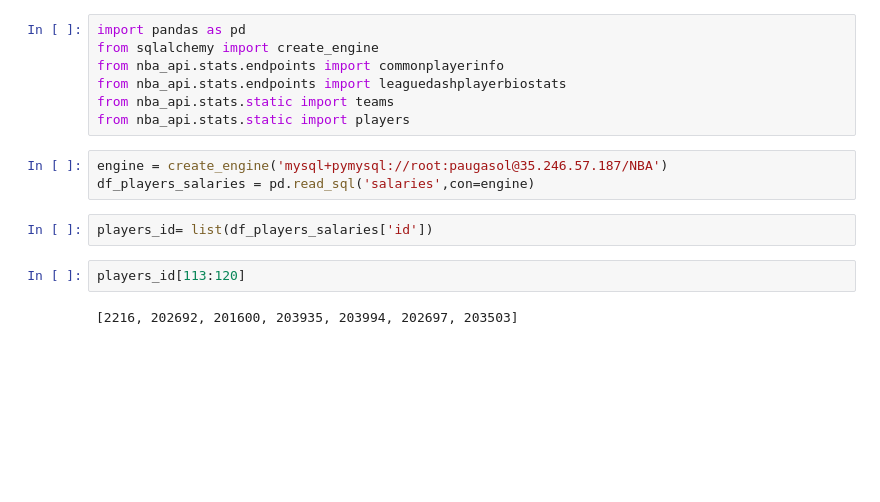
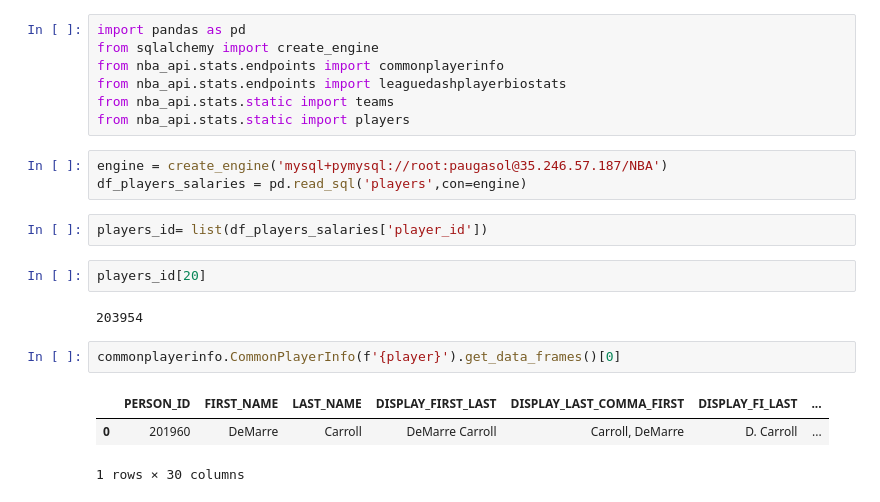
Before and after one commit to adriaferrer/Project3, a Jupyter notebook: Players_info.ipynb, the cells around one changed output. Saved outputs shown, nothing was run; the diff lists cells and outputs as text; blank space fills up the shorter version.

```diff
--- a/Players_info.ipynb
+++ b/Players_info.ipynb
@@ -7,11 +7,17 @@ from nba_api.stats.static import teams
 from nba_api.stats.static import players
 # %%
 engine = create_engine('mysql+pymysql://root:paugasol@35.246.57.187/NBA')
-df_players_salaries = pd.read_sql('salaries',con=engine)
+df_players_salaries = pd.read_sql('players',con=engine)
 # %%
-players_id= list(df_players_salaries['id'])
+players_id= list(df_players_salaries['player_id'])
-# %%
-players_id[113:120]
-# %% [output]
-[2216, 202692, 201600, 203935, 203994, 202697, 203503]
+# %%
+players_id[20]
+# %% [output]
+203954
+# %%
+commonplayerinfo.CommonPlayerInfo(f'{player}').get_data_frames()[0]
+# %% [output]
+|  | PERSON_ID | FIRST_NAME | LAST_NAME | DISPLAY_FIRST_LAST | DISPLAY_LAST_COMMA_FIRST | DISPLAY_FI_LAST | ... |
+| 0 | 201960 | DeMarre | Carroll | DeMarre Carroll | Carroll, DeMarre | D. Carroll | ... |
+1 rows × 30 columns
 # %%
```
Also changed, not shown: parts of 20 cells of this notebook.
